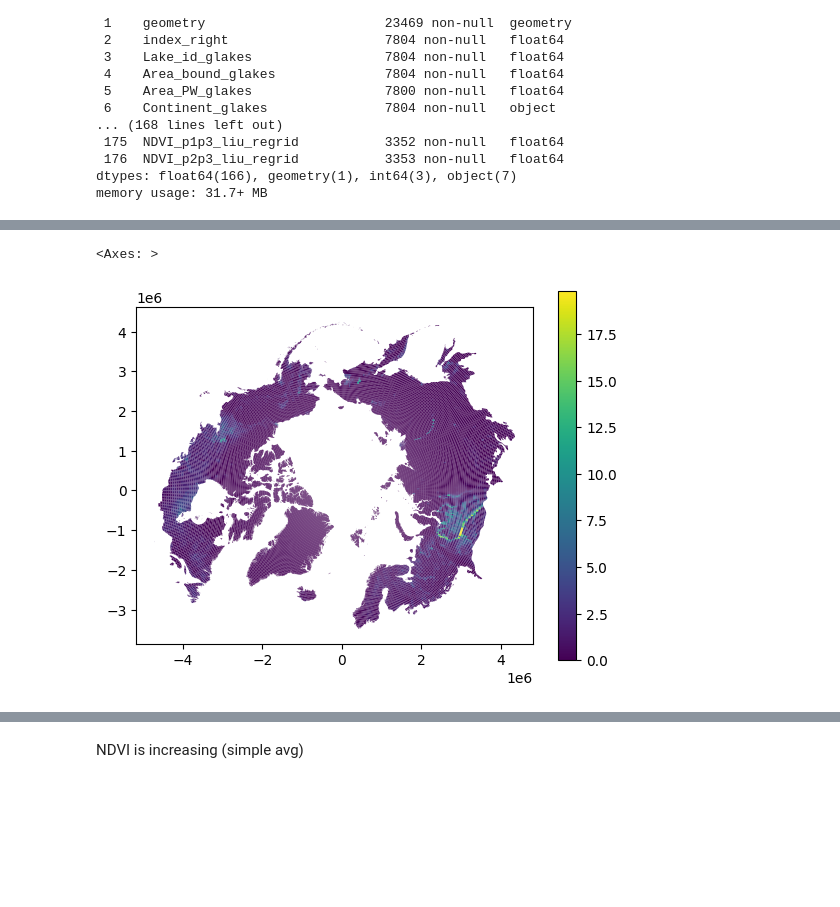
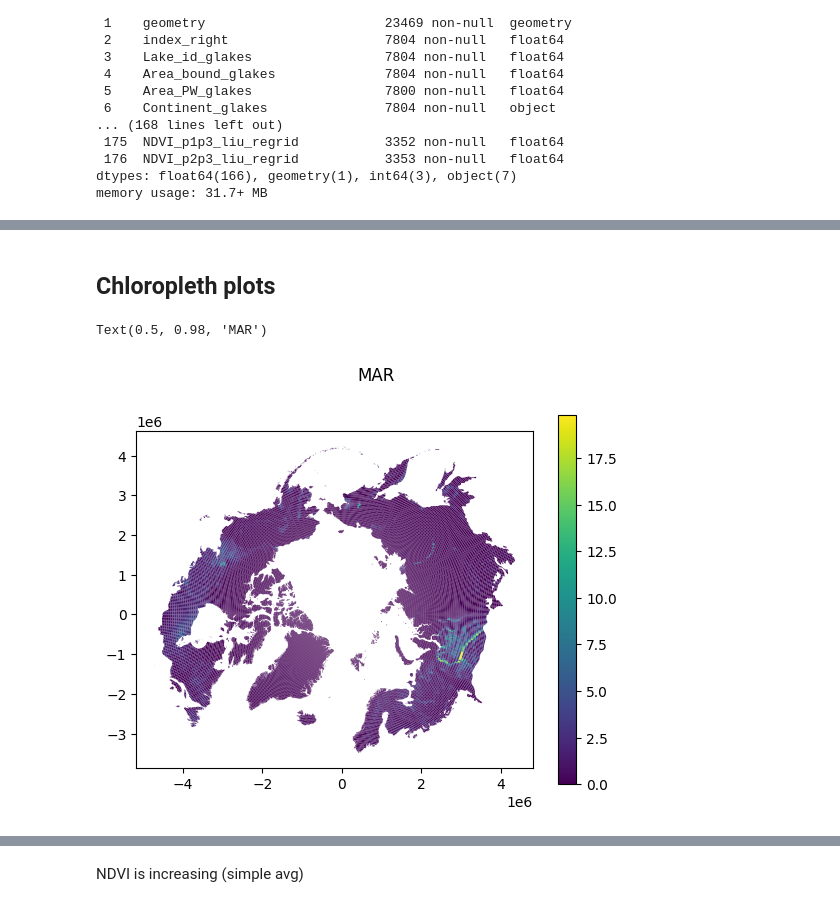
Before and after one commit to ekcomputer/land-cover, a Jupyter notebook: notebooks/joins/regrid_to_bawld_and_plot.ipynb, the cells around one changed output, grey strips where cells are left out. Saved outputs shown, nothing was run; the diff lists cells and outputs as text; code cells hidden in the pictures; blank space fills up the shorter version.

```diff
--- a/notebooks/joins/regrid_to_bawld_and_plot.ipynb
+++ b/notebooks/joins/regrid_to_bawld_and_plot.ipynb
@@ -185,6 +185,11 @@ gdf_sjoin = gpd.sjoin(gdf_bawld_for_join, _gdf_points, how="left", predicate="co
 
 def my_nanmean(s):
     return np.nanmean(s)
+
+
+def my_nansum(s):
+    return np.nansum(s)
+
 
 # future numpy: just use function np.nanmean
 agg_map = {
@@ -204,9 +209,10 @@ sum_vars = [
     "validP2",
     "vegeP3",
     "validP3",
+    "Area_PW_glakes",
 ]
 for col in sum_vars:
-    agg_map[col] = "sum"
+    agg_map[col] = my_nansum
 
 gdf_regridded = gdf_sjoin.groupby("Cell_ID_bawld", as_index=False).agg(agg_map)
 gdf_regridded = gdf_regridded.merge(
@@ -234,7 +255,7 @@ area_vars = [
 for i, n in enumerate([1,2,3]):
     gdf_regridded[f"AV_per_p{n}_liu_regrid"] = gdf_regridded[f"areaP{n}"] / gdf_regridded.Shp_Area_bawld * 1e9 * 100
     gdf_regridded[f"LEV_p{n}_liu_regrid"] = (
-        gdf_regridded[f"areaP{n}"] / gdf_regridded[area_vars[i]] * 100
+        gdf_regridded[f"areaP{n}"] / gdf_regridded["Area_PW_glakes"] * 100  # gdf_regridded[area_vars[i]] * 100
     )
 
 # MA over time
@@ -286,6 +307,10 @@ gdf_regridded["NDVI_p1p3_liu_regrid"] = (
 gdf_regridded["NDVI_p2p3_liu_regrid"] = (
     gdf_regridded["NDVI1121"] - gdf_regridded["NDVI0010"]
 )
+# %%
+# rm inf
+
+gdf_regridded = gdf_regridded.replace([np.inf, -np.inf], np.nan)
 # %%
 gdf_regridded.info(max_cols=500, show_counts=True)
 # %% [output]
@@ -309,8 +350,12 @@ memory usage: 31.7+ MB
+# %% [markdown]
+## Chloropleth plots
 # %%
+var = "MAR"
 gpd.GeoDataFrame(gdf_regridded, geometry=gdf_regridded.geometry, crs=gdf_bawld.crs).plot(
-    column="MAR", legend=True
+    column=var, legend=True
 )
+plt.suptitle(var)
 # %% [output]
-<Axes: >
+Text(0.5, 0.98, 'MAR')
-[figure, old version]
+[figure, new version]
 # %%
```
Also changed, not shown: parts of 12 cells of this notebook, 2 other files.
